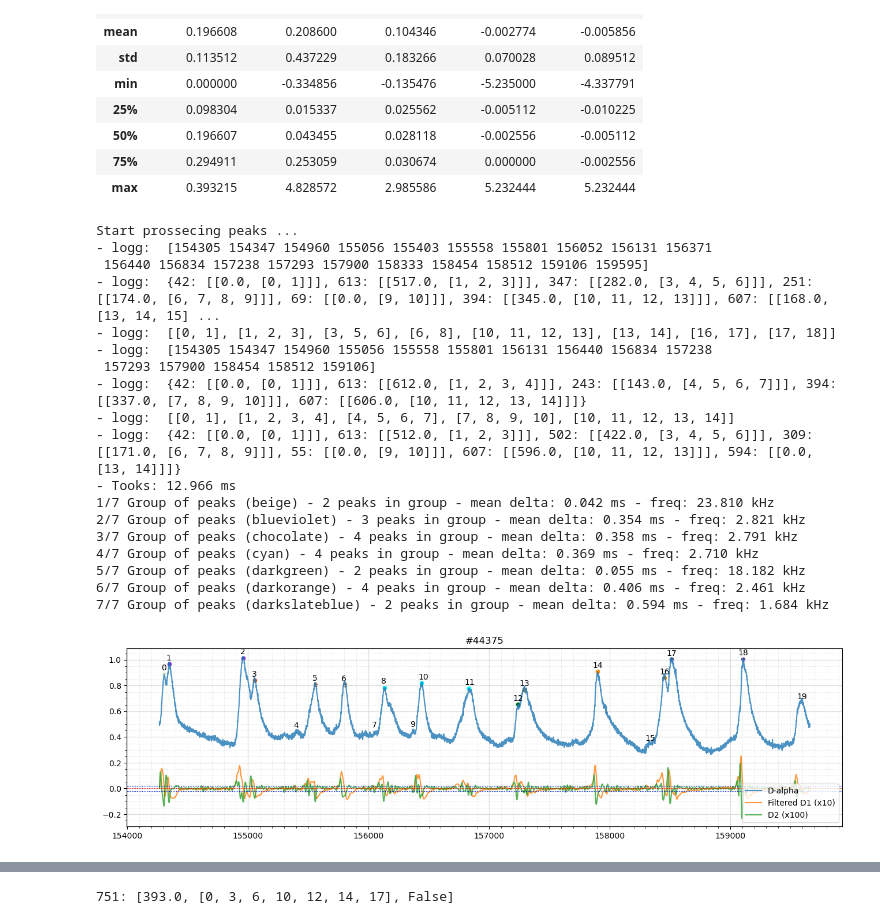
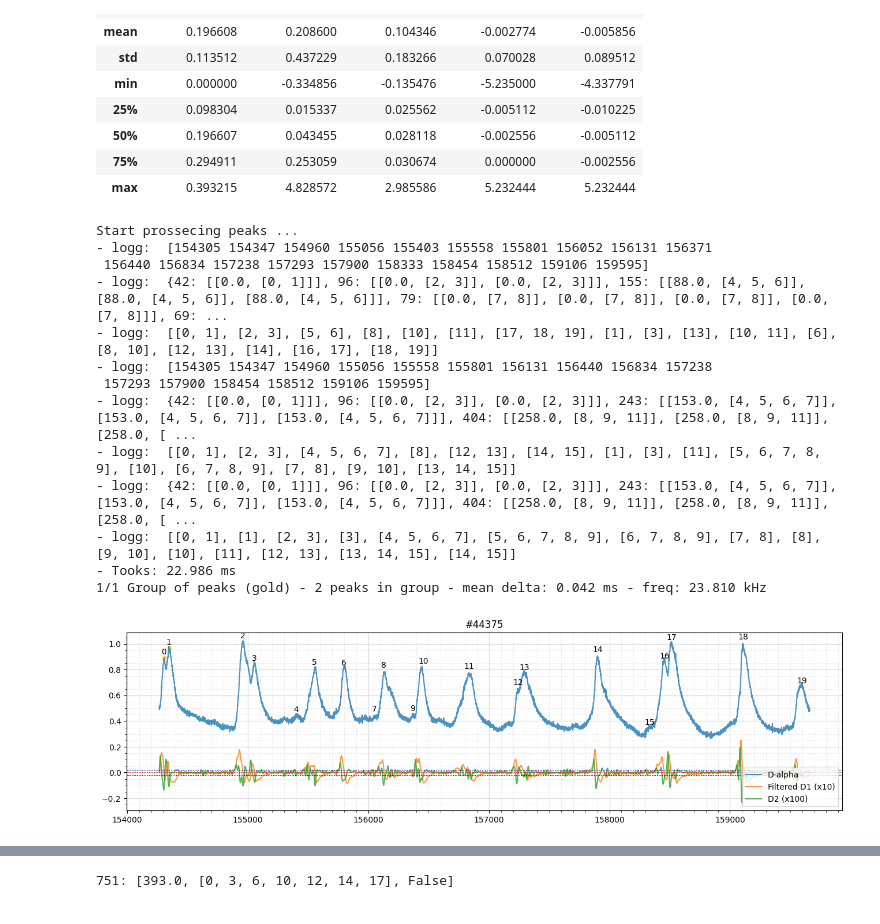
Before and after one commit to feodorrussia/Plasma_analysis, a Jupyter notebook: Marking system.ipynb, the cells around one changed output, grey strips where cells are left out. Drawn from its saved outputs; the diff is of its cells as text; code cells hidden in the pictures.

```diff
--- a/Marking system.ipynb
+++ b/Marking system.ipynb
@@ -350,7 +348,7 @@ def get_d1_crosses(d1_data: np.array, d2_data: np.array, start: int, end: int, d
     return np.array(ans)
 # %%
 F_ID = 44375
-proj_path = "C:/Users/f.belous/Work/Projects/Plasma_analysis"
+proj_path = "D:/Edu/Lab/Projects/Plasma_analysis"
 # D:/Edu/Lab/Projects/Plasma_analysis | C:/Users/f.belous/Work/Projects/Plasma_analysis
 dir_path = proj_path + "/data/sht/NG-ELM/"
 
@@ -626,8 +659,7 @@ from matplotlib.ticker import AutoMinorLocator
 
 slices_edges = pd.read_csv(proj_path + f"/data/df/marks/{F_ID}_marks.csv").to_numpy()[:, :2]
 # %%
-colors = list(COLORS.keys())
-
+colors = ['gold', 'khaki', 'brown', 'black', 'seagreen', 'skyblue', 'cyan', 'yellow', 'violet', 'royalblue', 'sandybrown', 'grey', 'gray', 'indigo', 'rosybrown', 'darkviolet', 'coral', 'pink', 'magenta', 'red', 'springgreen', 'darkblue', 'silver', 'seashell', 'green', 'navy', 'purple', 'sienna', 'chocolate', 'orange', 'blue']
 ind = 4
 l_edge, r_edge = slices_edges[ind]
 
@@ -657,9 +689,9 @@ res_groups_peaks = get_groups_from_signal(d_alpha, d_alpha_f, d_alpha_d2f, l_edg
 print(f"- Tooks: {(time.time() - start_time)*1e3:.3f} ms")
 for g_i in range(len(res_groups_peaks)):
     points = res_groups_peaks[g_i]
-    c = colors[g_i * 5 + 5]
+    c = colors[g_i]
     ax1.scatter(points, d_alpha[points], s=20, color=c, zorder=0)
-    m_d = (points[-1] - points[0]) / (len(points) - 1) / 1e3
+    m_d = get_time_delta(points) / 1e3
     print(f"{g_i + 1}/{len(res_groups_peaks)} Group of peaks ({c}) - {len(points)} peaks in group - mean delta: {m_d:.3f} ms - freq: {1/m_d:.3f} kHz")
 
 # peaks_groups = [[1, 2, 5, 8, 11, 13, 14, 17, 18], [0, 3, 6, 10, 12], [16, 19]]  # for slice (154.265, 159.664) ms - #44375
@@ -685,48 +717,43 @@ for i in range(len(x)):
     while num > 10:
         num = num // 10
         d += 1
     ax1.annotate(i, (x[i] - 25 - 15 * d, d_alpha[x[i]] + 0.03))
 
 ax1.axhline(d_alpha_f.mean(), color="red", linestyle=':', linewidth=0.8)
 ax1.axhline((d_alpha_f.mean() + d_alpha_f.std()) * 10 * coef, color="green", linestyle=':', linewidth=0.8)
 ax1.axhline((d_alpha_f.mean() - d_alpha_f.std()) * 10 * coef, color="green", linestyle=':', linewidth=0.8)
 ax1.axhline((d_alpha_d2f.mean() + d_alpha_d2f.std()) * 100, color="blue", linestyle=':', linewidth=0.8)
 ax1.axhline((d_alpha_d2f.mean() - d_alpha_d2f.std()) * 100, color="blue", linestyle=':', linewidth=0.8)
 ax1.grid(which='major', color='#DDDDDD', linewidth=0.9)
 ax1.grid(which='minor', color='#DDDDDD', linestyle=':', linewidth=0.7)
 ax1.minorticks_on()
 ax1.xaxis.set_minor_locator(AutoMinorLocator(10))
 ax1.legend(loc='lower right')
 
 plt.show()
 
 # print("----")
 # for j in range(len(slices_edges)):
 #     print(f"{j + 1}/{slices_edges.shape[0]}")
 #     l_edge, r_edge = slices_edges[j]
 #     start_time = time.time()
 #     res_groups = get_groups_from_signal(d_alpha, d_alpha_f, d_alpha_d2f, l_edge, r_edge)
 #     print(f"Took: {(time.time() - start_time)*1e3:.3f} ms")
 # %% [output]
 Start prossecing peaks ...
 - logg:  [154305 154347 154960 155056 155403 155558 155801 156052 156131 156371
  156440 156834 157238 157293 157900 158333 158454 158512 159106 159595]
-- logg:  {42: [[0.0, [0, 1]]], 613: [[517.0, [1, 2, 3]]], 347: [[282.0, [3, 4, 5, 6]]], 251: [[174.0, [6, 7, 8, 9]]], 69: [[0.0, [9, 10]]], 394: [[345.0, [10, 11, 12, 13]]], 607: [[168.0, [13, 14, 15] ...
-- logg:  [[0, 1], [1, 2, 3], [3, 5, 6], [6, 8], [10, 11, 12, 13], [13, 14], [16, 17], [17, 18]]
+- logg:  {42: [[0.0, [0, 1]]], 96: [[0.0, [2, 3]], [0.0, [2, 3]]], 155: [[88.0, [4, 5, 6]], [88.0, [4, 5, 6]], [88.0, [4, 5, 6]]], 79: [[0.0, [7, 8]], [0.0, [7, 8]], [0.0, [7, 8]], [0.0, [7, 8]]], 69: ...
+- logg:  [[0, 1], [2, 3], [5, 6], [8], [10], [11], [17, 18, 19], [1], [3], [13], [10, 11], [6], [8, 10], [12, 13], [14], [16, 17], [18, 19]]
 - logg:  [154305 154347 154960 155056 155558 155801 156131 156440 156834 157238
- 157293 157900 158454 158512 159106]
-- logg:  {42: [[0.0, [0, 1]]], 613: [[612.0, [1, 2, 3, 4]]], 243: [[143.0, [4, 5, 6, 7]]], 394: [[337.0, [7, 8, 9, 10]]], 607: [[606.0, [10, 11, 12, 13, 14]]]}
-- logg:  [[0, 1], [1, 2, 3, 4], [4, 5, 6, 7], [7, 8, 9, 10], [10, 11, 12, 13, 14]]
-- logg:  {42: [[0.0, [0, 1]]], 613: [[512.0, [1, 2, 3]]], 502: [[422.0, [3, 4, 5, 6]]], 309: [[171.0, [6, 7, 8, 9]]], 55: [[0.0, [9, 10]]], 607: [[596.0, [10, 11, 12, 13]]], 594: [[0.0, [13, 14]]]}
-- Tooks: 12.966 ms
-1/7 Group of peaks (beige) - 2 peaks in group - mean delta: 0.042 ms - freq: 23.810 kHz
-2/7 Group of peaks (blueviolet) - 3 peaks in group - mean delta: 0.354 ms - freq: 2.821 kHz
-3/7 Group of peaks (chocolate) - 4 peaks in group - mean delta: 0.358 ms - freq: 2.791 kHz
-4/7 Group of peaks (cyan) - 4 peaks in group - mean delta: 0.369 ms - freq: 2.710 kHz
-5/7 Group of peaks (darkgreen) - 2 peaks in group - mean delta: 0.055 ms - freq: 18.182 kHz
-6/7 Group of peaks (darkorange) - 4 peaks in group - mean delta: 0.406 ms - freq: 2.461 kHz
-7/7 Group of peaks (darkslateblue) - 2 peaks in group - mean delta: 0.594 ms - freq: 1.684 kHz
+ 157293 157900 158454 158512 159106 159595]
+- logg:  {42: [[0.0, [0, 1]]], 96: [[0.0, [2, 3]], [0.0, [2, 3]]], 243: [[153.0, [4, 5, 6, 7]], [153.0, [4, 5, 6, 7]], [153.0, [4, 5, 6, 7]]], 404: [[258.0, [8, 9, 11]], [258.0, [8, 9, 11]], [258.0, [ ...
+- logg:  [[0, 1], [2, 3], [4, 5, 6, 7], [8], [12, 13], [14, 15], [1], [3], [11], [5, 6, 7, 8, 9], [10], [6, 7, 8, 9], [7, 8], [9, 10], [13, 14, 15]]
+- logg:  {42: [[0.0, [0, 1]]], 96: [[0.0, [2, 3]], [0.0, [2, 3]]], 243: [[153.0, [4, 5, 6, 7]], [153.0, [4, 5, 6, 7]], [153.0, [4, 5, 6, 7]]], 404: [[258.0, [8, 9, 11]], [258.0, [8, 9, 11]], [258.0, [ ...
+- logg:  [[0, 1], [1], [2, 3], [3], [4, 5, 6, 7], [5, 6, 7, 8, 9], [6, 7, 8, 9], [7, 8], [8], [9, 10], [10], [11], [12, 13], [13, 14, 15], [14, 15]]
+- Tooks: 22.986 ms
+1/1 Group of peaks (gold) - 2 peaks in group - mean delta: 0.042 ms - freq: 23.810 kHz
-[figure, old version]
+[figure, new version]
 # %%
 gr_delts = []
 for d in sorted(res_groups.keys()):  # , key=lambda k: res_groups[k][0]
```
Also changed, not shown: parts of 2 cells of this notebook.
